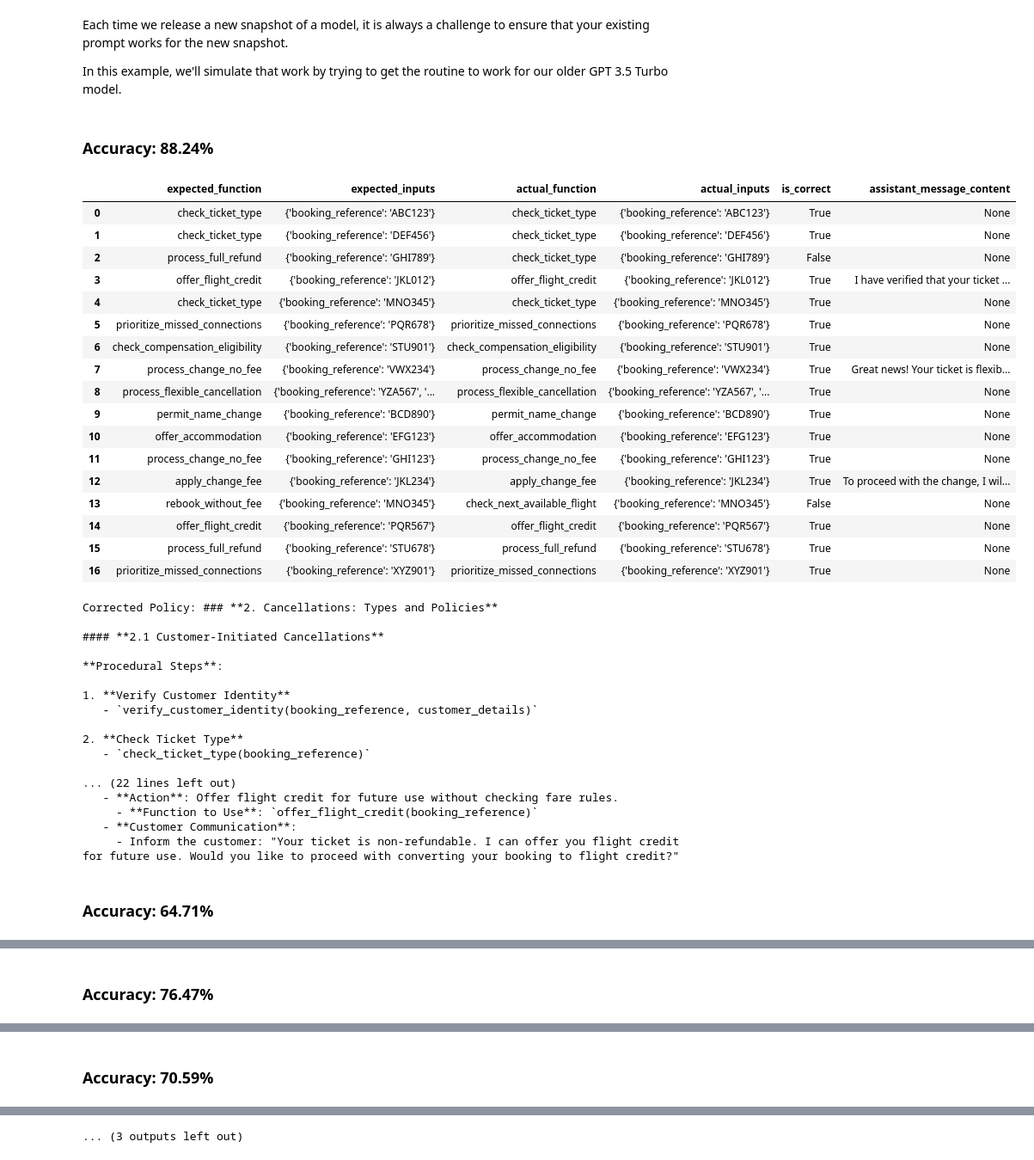
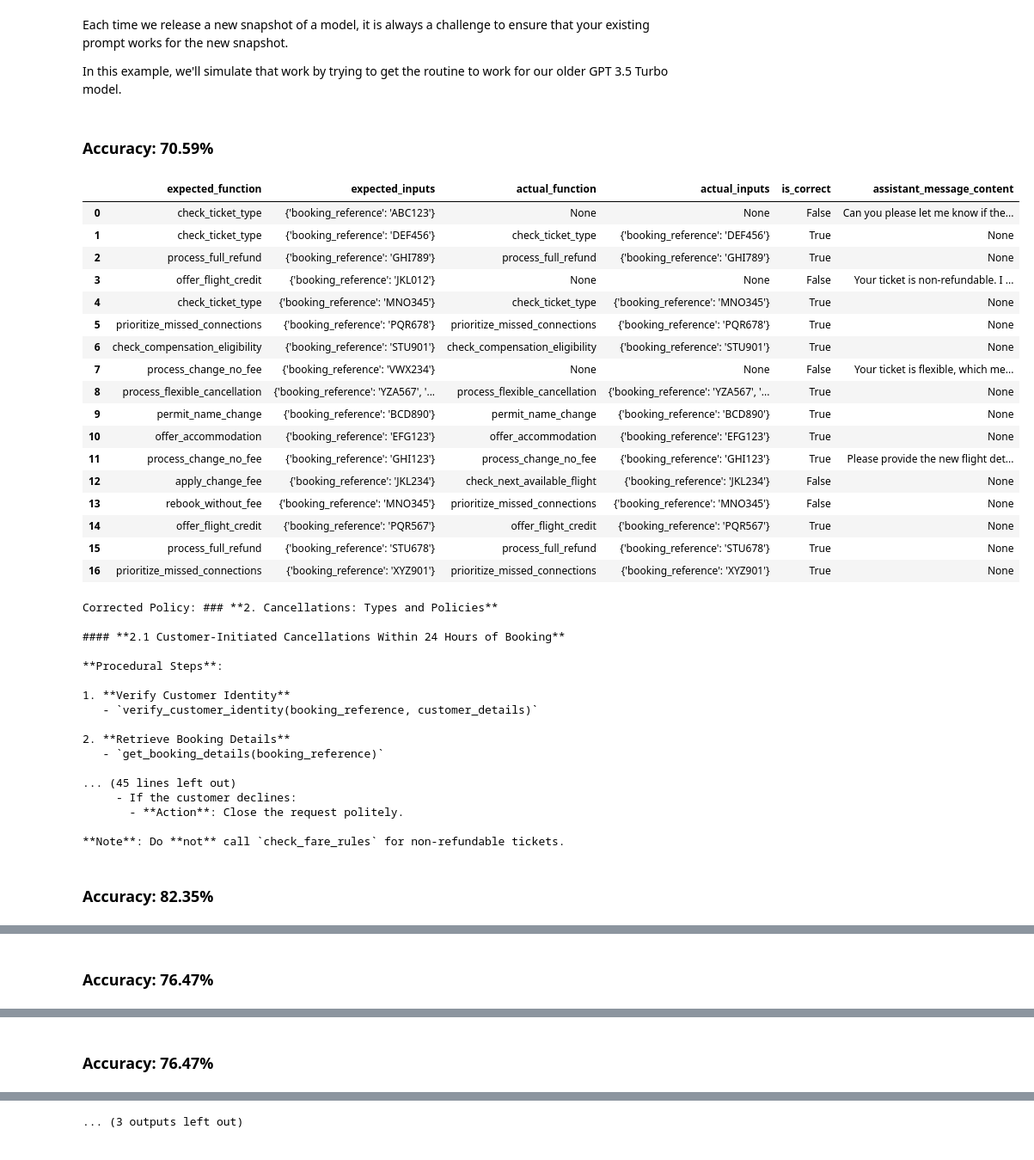
Before and after one commit to bryantanwz/openai_builds, a Jupyter notebook: 7-reasoning/flightCancellationPolicy/evalsAndPromptImprovements.ipynb, the cells around one changed output, grey strips where cells are left out. Shown: that part at 86% size. Saved outputs shown, nothing was run; the diff lists cells and outputs as text; code cells hidden in the pictures.

````diff
--- a/7-reasoning/flightCancellationPolicy/evalsAndPromptImprovements.ipynb
+++ b/7-reasoning/flightCancellationPolicy/evalsAndPromptImprovements.ipynb
@@ -624,73 +624,73 @@ Here is the current policy:
 
 for _ in range(5):
     # Evaluate the function calls with the current policy
-    df, accuracy = evaluate_function_calls('evals/functionCallingEval.csv', updated_policy, 'gpt-3.5-turbo-0125')
+    df, accuracy = evaluate_function_calls('evals/functionCallingEval.csv', updated_policy, 'gpt-4o-mini-2024-07-18')
 
     # Display the accuracy as a mini header
     display(Markdown(f"### Accuracy: {accuracy:.2%}"))
     display(df)
 
     results_json = df.to_json(orient='records')
 
     messages.append({
         "role": "user",
         "content": f"""
 Here are the results based on the current policy:
 {results_json}
 """
     })
     # Use the metaprompt function to get an updated policy
     temp_policy_json = enforce_schema(metaprompt(messages))
     temp_policy_str = temp_policy_json.strip("json```").strip("```")
     temp_policy = json.loads(temp_policy_str)["final_answer"]
     print(f"Corrected Policy: {temp_policy}")
 
     messages.append({
         "role": "assistant",
         "content": f"""
 {temp_policy}
 """
     })
 
     # Update the policy for the next iteration
     updated_policy = temp_policy
 # %% [output]
-### Accuracy: 88.24%
+### Accuracy: 70.59%
 |  | expected_function | expected_inputs | actual_function | actual_inputs | is_correct | assistant_message_content |
-| 0 | check_ticket_type | {'booking_reference': 'ABC123'} | check_ticket_type | {'booking_reference': 'ABC123'} | True | None |
+| 0 | check_ticket_type | {'booking_reference': 'ABC123'} | None | None | False | Can you please let me know if the... |
 | 1 | check_ticket_type | {'booking_reference': 'DEF456'} | check_ticket_type | {'booking_reference': 'DEF456'} | True | None |
-| 2 | process_full_refund | {'booking_reference': 'GHI789'} | check_ticket_type | {'booking_reference': 'GHI789'} | False | None |
-| 3 | offer_flight_credit | {'booking_reference': 'JKL012'} | offer_flight_credit | {'booking_reference': 'JKL012'} | True | I have verified that your ticket ... |
+| 2 | process_full_refund | {'booking_reference': 'GHI789'} | process_full_refund | {'booking_reference': 'GHI789'} | True | None |
+| 3 | offer_flight_credit | {'booking_reference': 'JKL012'} | None | None | False | Your ticket is non-refundable. I ... |
 | 4 | check_ticket_type | {'booking_reference': 'MNO345'} | check_ticket_type | {'booking_reference': 'MNO345'} | True | None |
 | 5 | prioritize_missed_connections | {'booking_reference': 'PQR678'} | prioritize_missed_connections | {'booking_reference': 'PQR678'} | True | None |
 | 6 | check_compensation_eligibility | {'booking_reference': 'STU901'} | check_compensation_eligibility | {'booking_reference': 'STU901'} | True | None |
-| 7 | process_change_no_fee | {'booking_reference': 'VWX234'} | process_change_no_fee | {'booking_reference': 'VWX234'} | True | Great news! Your ticket is flexib... |
+| 7 | process_change_no_fee | {'booking_reference': 'VWX234'} | None | None | False | Your ticket is flexible, which me... |
 | 8 | process_flexible_cancellation | {'booking_reference': 'YZA567', '... | process_flexible_cancellation | {'booking_reference': 'YZA567', '... | True | None |
 | 9 | permit_name_change | {'booking_reference': 'BCD890'} | permit_name_change | {'booking_reference': 'BCD890'} | True | None |
 | 10 | offer_accommodation | {'booking_reference': 'EFG123'} | offer_accommodation | {'booking_reference': 'EFG123'} | True | None |
-| 11 | process_change_no_fee | {'booking_reference': 'GHI123'} | process_change_no_fee | {'booking_reference': 'GHI123'} | True | None |
-| 12 | apply_change_fee | {'booking_reference': 'JKL234'} | apply_change_fee | {'booking_reference': 'JKL234'} | True | To proceed with the change, I wil... |
-| 13 | rebook_without_fee | {'booking_reference': 'MNO345'} | check_next_available_flight | {'booking_reference': 'MNO345'} | False | None |
+| 11 | process_change_no_fee | {'booking_reference': 'GHI123'} | process_change_no_fee | {'booking_reference': 'GHI123'} | True | Please provide the new flight det... |
+| 12 | apply_change_fee | {'booking_reference': 'JKL234'} | check_next_available_flight | {'booking_reference': 'JKL234'} | False | None |
+| 13 | rebook_without_fee | {'booking_reference': 'MNO345'} | prioritize_missed_connections | {'booking_reference': 'MNO345'} | False | None |
 | 14 | offer_flight_credit | {'booking_reference': 'PQR567'} | offer_flight_credit | {'booking_reference': 'PQR567'} | True | None |
 | 15 | process_full_refund | {'booking_reference': 'STU678'} | process_full_refund | {'booking_reference': 'STU678'} | True | None |
 | 16 | prioritize_missed_connections | {'booking_reference': 'XYZ901'} | prioritize_missed_connections | {'booking_reference': 'XYZ901'} | True | None |
 Corrected Policy: ### **2. Cancellations: Types and Policies**
 
-#### **2.1 Customer-Initiated Cancellations**
+#### **2.1 Customer-Initiated Cancellations Within 24 Hours of Booking**
 
 **Procedural Steps**:
 
 1. **Verify Customer Identity**
    - `verify_customer_identity(booking_reference, customer_details)`
 
-2. **Check Ticket Type**
-   - `check_ticket_type(booking_reference)`
+2. **Retrieve Booking Details**
+   - `get_booking_details(booking_reference)`
 
-... (22 lines left out)
-   - **Action**: Offer flight credit for future use without checking fare rules.
-     - **Function to Use**: `offer_flight_credit(booking_reference)`
-   - **Customer Communication**:
-     - Inform the customer: "Your ticket is non-refundable. I can offer you flight credit for future use. Would you like to proceed with converting your booking to flight credit?"
+... (45 lines left out)
+     - If the customer declines:
+       - **Action**: Close the request politely.
+
+**Note**: Do **not** call `check_fare_rules` for non-refundable tickets.
-### Accuracy: 64.71%
+### Accuracy: 82.35%
 |  | expected_function | expected_inputs | actual_function | actual_inputs | is_correct | assistant_message_content |
 | 0 | check_ticket_type | {'booking_reference': 'ABC123'} | check_ticket_type | {'booking_reference': 'ABC123'} | True | None |
@@ -766,3 +766,3 @@ Corrected Policy: ### **2\. Cancellations: Types and Policies**
-### Accuracy: 70.59%
+### Accuracy: 76.47%
 |  | expected_function | expected_inputs | actual_function | actual_inputs | is_correct | assistant_message_content |
 | 0 | check_ticket_type | {'booking_reference': 'ABC123'} | check_ticket_type | {'booking_reference': 'ABC123'} | True | None |
````
Also changed, not shown: parts of 2 cells of this notebook.
